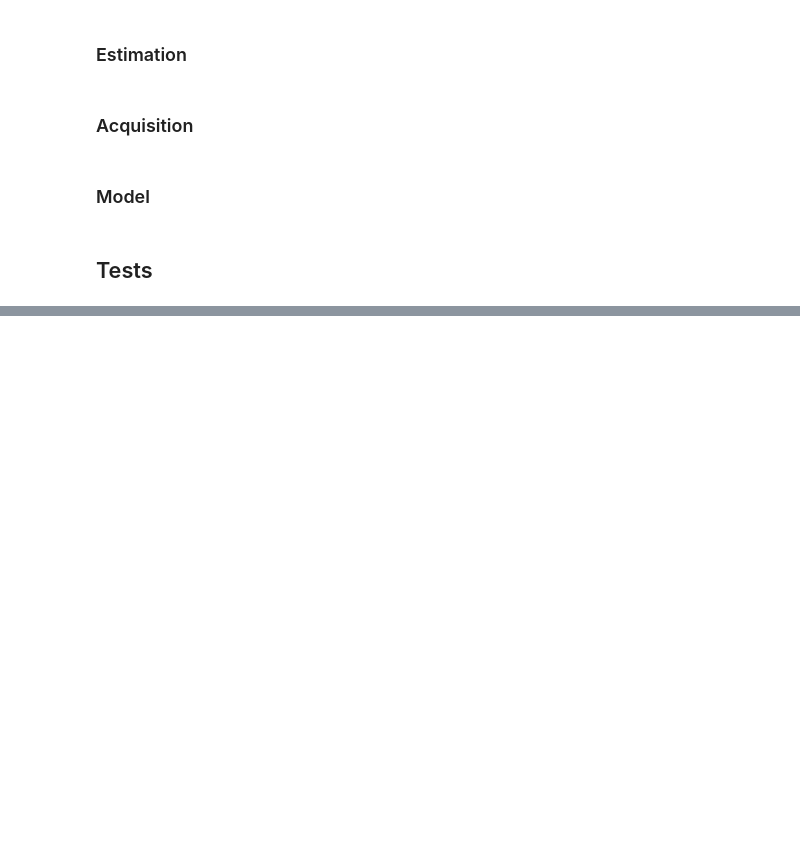
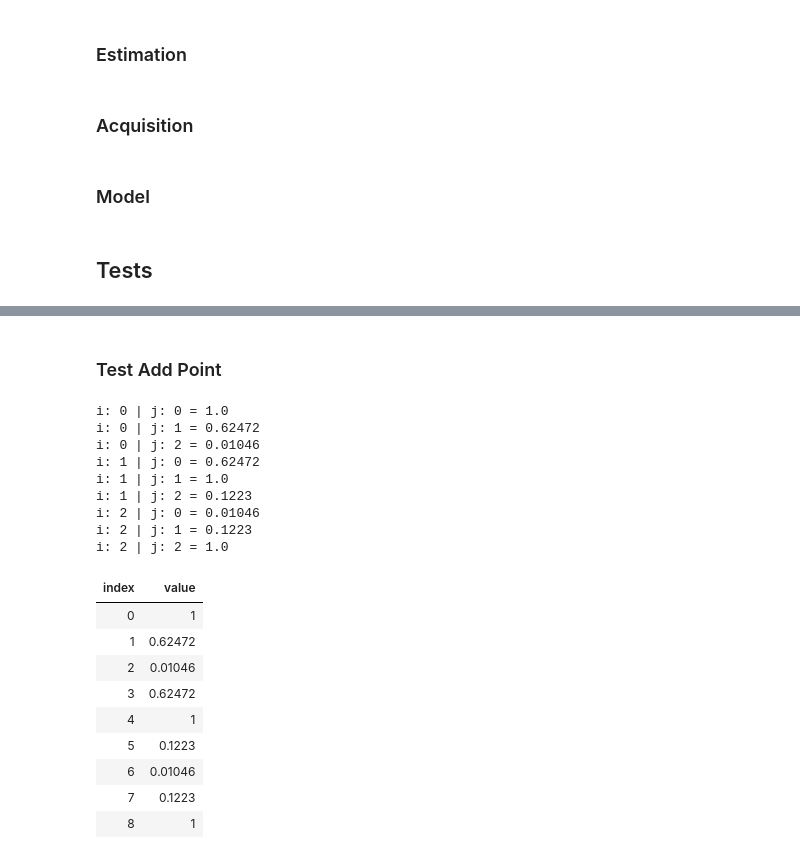
Before and after one commit to MokoSan/Bayesian-Optimization-in-FSharp, a Jupyter notebook: GP_Prototype.ipynb, the cells around one changed output, grey strips where cells are left out. Cells and saved outputs as stored; diff of their text form; code cells hidden in the pictures; blank space fills up the shorter version.

```diff
--- a/GP_Prototype.ipynb
+++ b/GP_Prototype.ipynb
@@ -202,0 +214,38 @@ kStar: [|7.157165835e-18; 7.157165835e-18|]
+# %% [markdown]
+### Test Add Point
+# %%
+let gaussianProcess : GaussianProcess =
+    {
+        Kernel           = { LengthScale = 1; Variance = 1 }
+        DataPoints       = List<DataPoint>()
+        CovarianceMatrix = Matrix<double>.Build.Dense(1, 1)
+    }
+addDataPointViaProcess gaussianProcess { X = 1.02; Y = 0.79 }
+addDataPointViaProcess gaussianProcess { X = 1.99; Y = 0.94 }
+addDataPointViaProcess gaussianProcess { X = 4.04; Y = 0.65 }
+
+for i in 0..gaussianProcess.CovarianceMatrix.RowCount - 1 do
+    for j in 0..gaussianProcess.CovarianceMatrix.ColumnCount - 1 do
+        printfn "i: %A | j: %A = %A" i j gaussianProcess.CovarianceMatrix.[i, j]
+
+gaussianProcess.CovarianceMatrix.ToArray()
+# %% [output]
+i: 0 | j: 0 = 1.0
+i: 0 | j: 1 = 0.62472
+i: 0 | j: 2 = 0.01046
+i: 1 | j: 0 = 0.62472
+i: 1 | j: 1 = 1.0
+i: 1 | j: 2 = 0.1223
+i: 2 | j: 0 = 0.01046
+i: 2 | j: 1 = 0.1223
+i: 2 | j: 2 = 1.0
+| index | value |
+| 0 | 1 |
+| 1 | 0.62472 |
+| 2 | 0.01046 |
+| 3 | 0.62472 |
+| 4 | 1 |
+| 5 | 0.1223 |
+| 6 | 0.01046 |
+| 7 | 0.1223 |
+| 8 | 1 |
```
Also changed, not shown: parts of 18 cells of this notebook.
